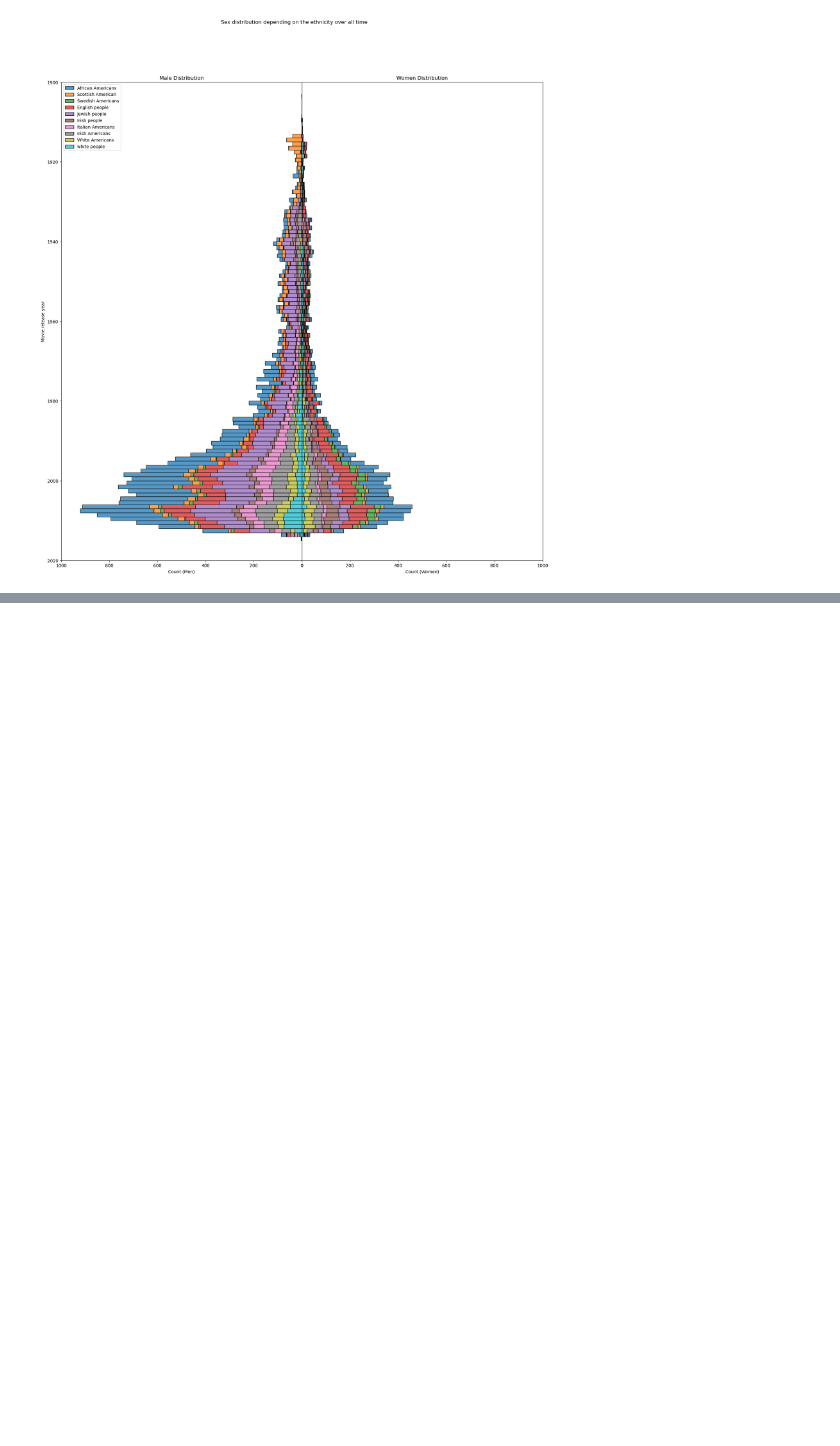
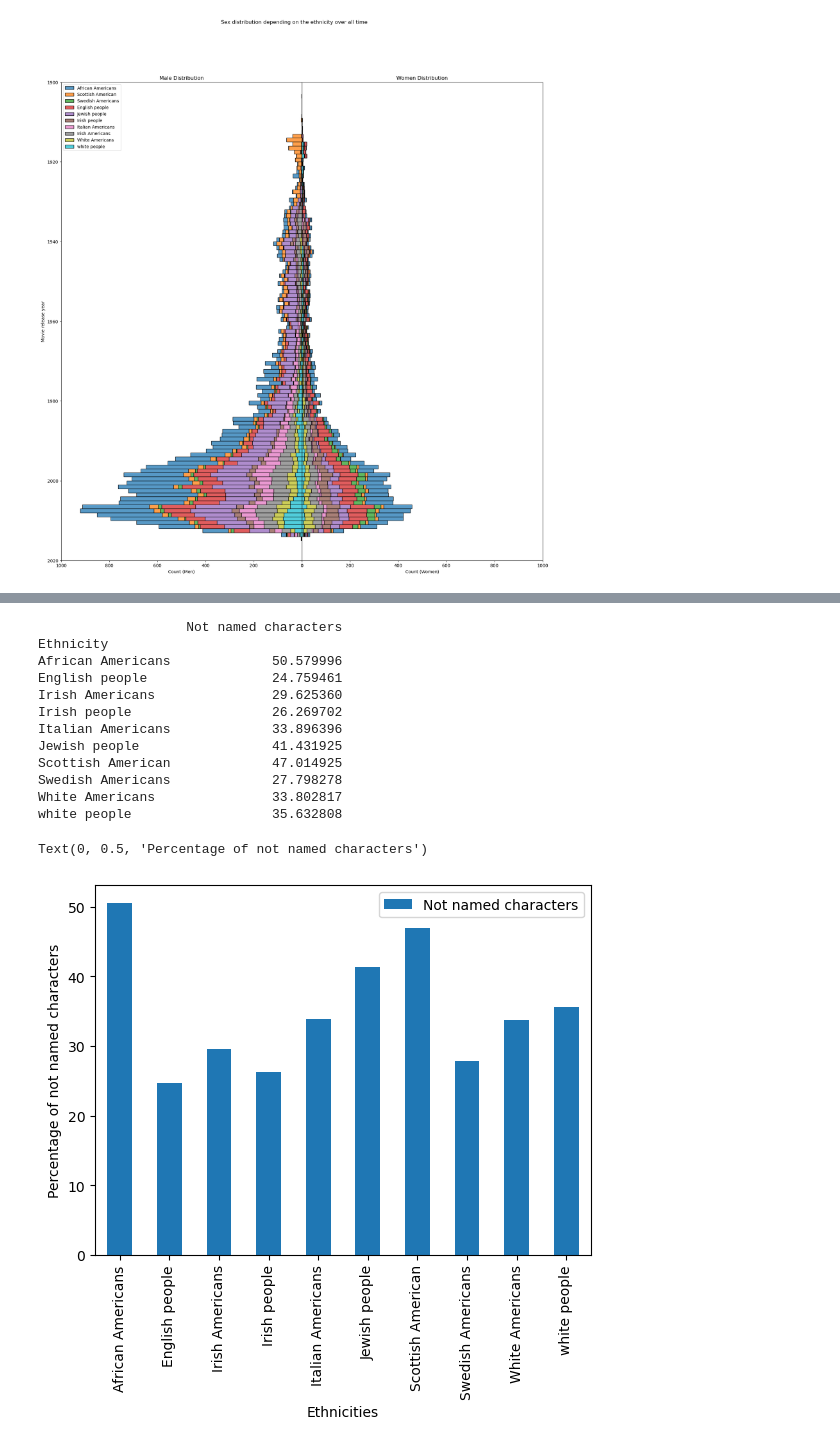
Before and after one commit to epfl-ada/ada-2023-project-draco, a Jupyter notebook: Milstone_project2.ipynb, the cells around one changed output, grey strips where cells are left out. Cells and saved outputs as stored; diff of their text form; code cells hidden in the pictures; blank space fills up the shorter version.

Commit message:
No-name characters and revenue vs diversity

```diff
--- a/Milstone_project2.ipynb
+++ b/Milstone_project2.ipynb
@@ -296,0 +297,23 @@ plt.show()
+# %%
+no_name_characters=main_characters_holywood.groupby('Ethnicity').apply(lambda x: pd.Series({
+        'Not named characters': x['Character name'].isna().sum()*100/len(x['Character name'])
+    }))
+print(no_name_characters)
+no_name_characters.plot(kind='bar')
+plt.xlabel('Ethnicities')
+plt.ylabel('Percentage of not named characters')
+# %% [output]
+                   Not named characters
+Ethnicity
+African Americans             50.579996
+English people                24.759461
+Irish Americans               29.625360
+Irish people                  26.269702
+Italian Americans             33.896396
+Jewish people                 41.431925
+Scottish American             47.014925
+Swedish Americans             27.798278
+White Americans               33.802817
+white people                  35.632808
+Text(0, 0.5, 'Percentage of not named characters')
+[figure, added]
```
Also changed, not shown: parts of 4 cells of this notebook.
